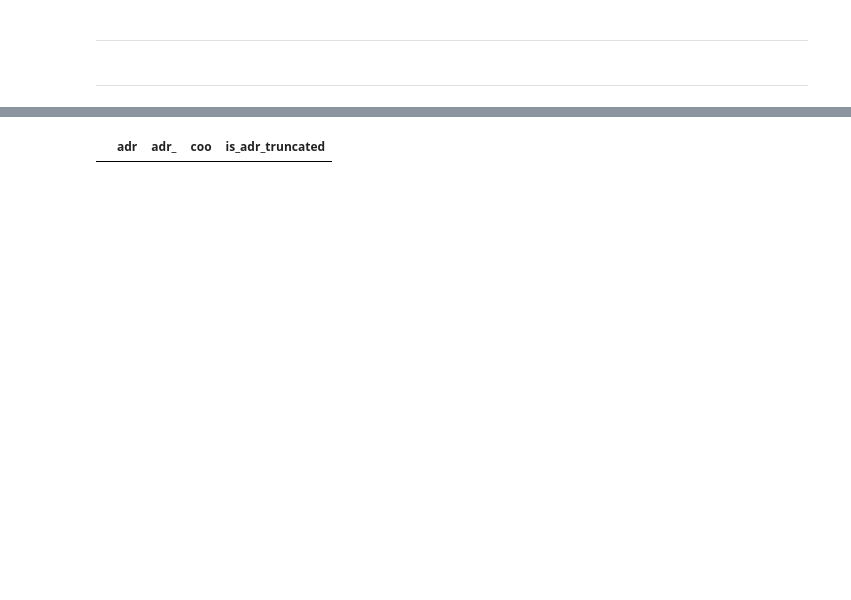
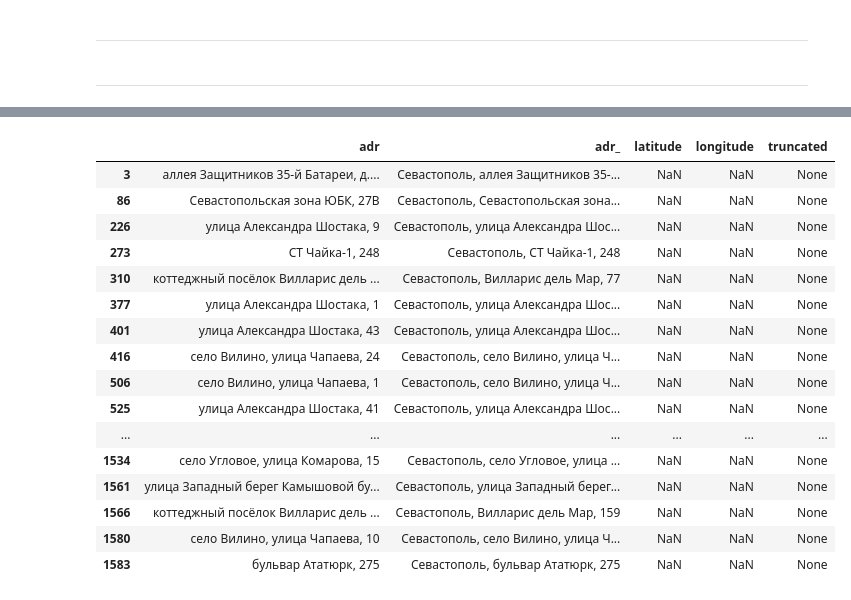
Before and after one commit to smechanoid/avito-parser, a Jupyter notebook: 02b-geocoder-osm.ipynb, the cells around one changed output, grey strips where cells are left out. Saved outputs shown, nothing was run; the diff lists cells and outputs as text; code cells hidden in the pictures; blank space fills up the shorter version.

```diff
--- a/02b-geocoder-osm.ipynb
+++ b/02b-geocoder-osm.ipynb
@@ -94,20 +136,5 @@ geolocator = Nominatim(user_agent='http://127.0.0.1:8088')
-# %%
-def get_coo(adr, city_prefix='Севастополь', geolocator=geolocator):
-    # добавляем название города к адресу
-    if len(city_prefix)>0: adr_ =  city_prefix + ', ' + adr
-
-    # пробуем определить координаты
-    adr_ = adr_.split(',')
-    loc = geolocator.geocode(adr_)
-
-    truncated = False
-    while (loc is None) and ( len(adr_) > 1 ): # если не нашел...
-        adr_ = adr_[:-1] # выкидываем часть адреса
-        loc = geolocator.geocode( adr_) # ... и пробуем ещё раз
-        truncated = True
-
-    return (
-        {'coo':None,'truncated':None}
-        if (loc is None)
-        else {'coo':(loc.latitude, loc.longitude),'truncated':truncated}
-    )
+# %%
+%%time
+
+# ищем метку по адресу
+location_ = pd.concat([location_, location_['adr_'].progress_apply(get_coo).apply(pd.Series)],axis=1)
@@ -114,10 +152,10 @@ def get_coo(adr, city_prefix='Севастополь', geolocator=geolocator):
 # %%
-%%time
+# %%time
 
-# ищем метку по адресу
+# # ищем метку по адресу
 
-location_['coo'] = location_['adr_'].progress_apply(get_coo)
-location_['is_adr_truncated'] = location_['coo'].str['truncated']
-location_['coo'] = location_['coo'].str['coo']
+# location_['coo'] = location_['adr_'].progress_apply(get_coo)
+# location_['is_adr_truncated'] = location_['coo'].str['truncated']
+# location_['coo'] = location_['coo'].str['coo']
 
-location_.sample(4)
+# location_.sample(4)
@@ -132,5 +162,21 @@ Wall time: 18min 44s
 # %%
 # список адресов для которых не удалось найти метку
-location_[ location_['coo'].isnull() ]
+location_[ location_['latitude'].isnull() ]
 # %% [output]
-|  | adr | adr_ | coo | is_adr_truncated |
+|  | adr | adr_ | latitude | longitude | truncated |
+| 3 | аллея Защитников 35-й Батареи, д.... | Севастополь, аллея Защитников 35-... | NaN | NaN | None |
+| 86 | Севастопольская зона ЮБК, 27В | Севастополь, Севастопольская зона... | NaN | NaN | None |
+| 226 | улица Александра Шостака, 9 | Севастополь, улица Александра Шос... | NaN | NaN | None |
+| 273 | СТ Чайка-1, 248 | Севастополь, СТ Чайка-1, 248 | NaN | NaN | None |
+| 310 | коттеджный посёлок Вилларис дель ... | Севастополь, Вилларис дель Мар, 77 | NaN | NaN | None |
+| 377 | улица Александра Шостака, 1 | Севастополь, улица Александра Шос... | NaN | NaN | None |
+| 401 | улица Александра Шостака, 43 | Севастополь, улица Александра Шос... | NaN | NaN | None |
+| 416 | село Вилино, улица Чапаева, 24 | Севастополь, село Вилино, улица Ч... | NaN | NaN | None |
+| 506 | село Вилино, улица Чапаева, 1 | Севастополь, село Вилино, улица Ч... | NaN | NaN | None |
+| 525 | улица Александра Шостака, 41 | Севастополь, улица Александра Шос... | NaN | NaN | None |
+| ... | ... | ... | ... | ... | ... |
+| 1534 | село Угловое, улица Комарова, 15 | Севастополь, село Угловое, улица ... | NaN | NaN | None |
+| 1561 | улица Западный берег Камышовой бу... | Севастополь, улица Западный берег... | NaN | NaN | None |
+| 1566 | коттеджный посёлок Вилларис дель ... | Севастополь, Вилларис дель Мар, 159 | NaN | NaN | None |
+| 1580 | село Вилино, улица Чапаева, 10 | Севастополь, село Вилино, улица Ч... | NaN | NaN | None |
+| 1583 | бульвар Ататюрк, 275 | Севастополь, бульвар Ататюрк, 275 | NaN | NaN | None |
```
Also changed, not shown: parts of 57 cells of this notebook, 3 other files.
